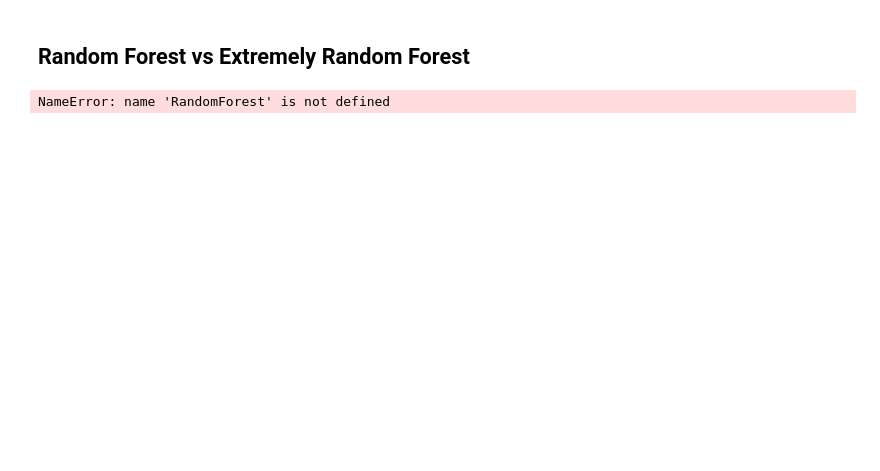
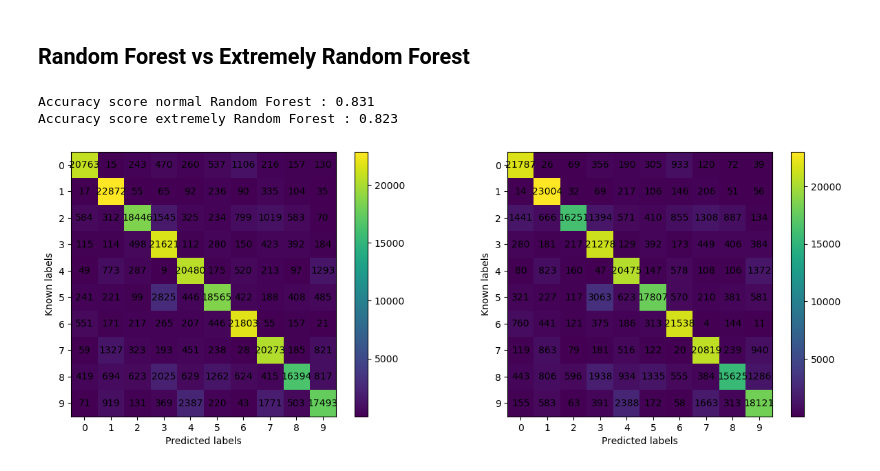
Before and after one commit to desfreng/IAS-Random-Forest, a Jupyter notebook: docs/RandomSplitter.ipynb, the cells around one changed output. Saved outputs shown, nothing was run; the diff lists cells and outputs as text; code cells hidden in the pictures; blank space fills up the shorter version.

```diff
--- a/docs/RandomSplitter.ipynb
+++ b/docs/RandomSplitter.ipynb
@@ -92,25 +70,30 @@ plt.show()
 # %% [markdown]
 ## Random Forest vs Extremely Random Forest
 # %%
-# Random Forest random splitter
+# Random Forest best splitter
 emnist_forest = RandomForest(tree_number=100, training_subset_size=250, do_bagging=True)
 emnist_forest.fit(emnist_compressed_train_x, emnist_train_y)
-emnist_prediction_y = emnist_tree.predict(emnist_compressed_test_x)
+emnist_prediction_y_forest = emnist_forest.predict(emnist_compressed_test_x)
+emnist_train_prediction_forest = emnist_forest.predict(emnist_compressed_test_x)
 # %%
 # Extremely Random Forest random splitter
 emnist_forest_extr = RandomForest(tree_number=100, training_subset_size=250, do_bagging=True, splitter="random")
 emnist_forest_extr.fit(emnist_compressed_train_x, emnist_train_y)
-emnist_prediction_y_forest_extr = emnist_tree.predict(emnist_compressed_test_x)
+emnist_prediction_y_forest_extr = emnist_forest_extr.predict(emnist_compressed_test_x)
+emnist_train_prediction_forest_extr = emnist_forest_extr.predict(emnist_compressed_test_x)
-# %% [output]
-NameError: name 'RandomForest' is not defined
 # %%
-# Comparaison des resultats sur eMNIST sur le test_set
-emnist_conf_matrix = confusion_matrix(Emnist.class_number, emnist_test_y, emnist_prediction_y)
-emnist_conf_matrix_extr = confusion_matrix(Emnist.class_number, emnist_test_y, emnist_prediction_y)
+# Comparaison des résultats sur eMNIST sur le test_set
+emnist_conf_matrix = confusion_matrix(Emnist.class_number, emnist_test_y, emnist_prediction_y_forest)
+emnist_conf_matrix_extr = confusion_matrix(Emnist.class_number, emnist_test_y, emnist_prediction_y_forest_extr)
 
-show_confusion_matrix(emnist_conf_matrix, Emnist.class_names, ax=ax0)
-show_confusion_matrix(emnist_conf_matrix_extr, Emnist.class_names, ax=ax0)
+fig, (ax1, ax2) = plt.subplots(1, 2, figsize=(15, 5))
+show_confusion_matrix(emnist_conf_matrix, Emnist.class_names, ax=ax1)
+show_confusion_matrix(emnist_conf_matrix_extr, Emnist.class_names, ax=ax2)
 
-print(f"Accuracy score normal Random Forest : {accuracy_score(emnist_test_y, emnist_prediction_y):.3f}")
-print(f"Accuracy score extremely Random Forest : {accuracy_score(emnist_test_y, emnist_prediction_y_extr):.3f}")
+print(f"Accuracy score normal Random Forest : {accuracy_score(emnist_test_y, emnist_prediction_y_forest):.3f}")
+print(f"Accuracy score extremely Random Forest : {accuracy_score(emnist_test_y, emnist_prediction_y_forest_extr):.3f}")
+# %% [output]
+Accuracy score normal Random Forest : 0.831
+Accuracy score extremely Random Forest : 0.823
+[figure, added]
 # %%
```
Also changed, not shown: parts of 14 cells of this notebook, 2 other files.
